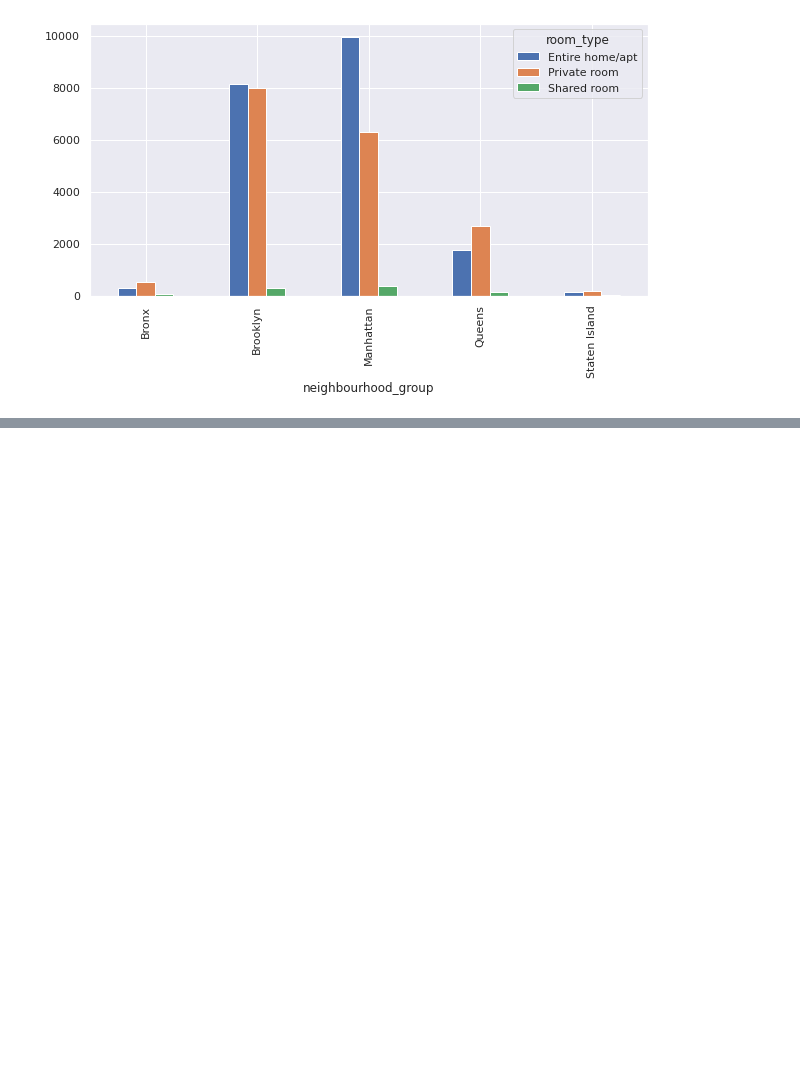
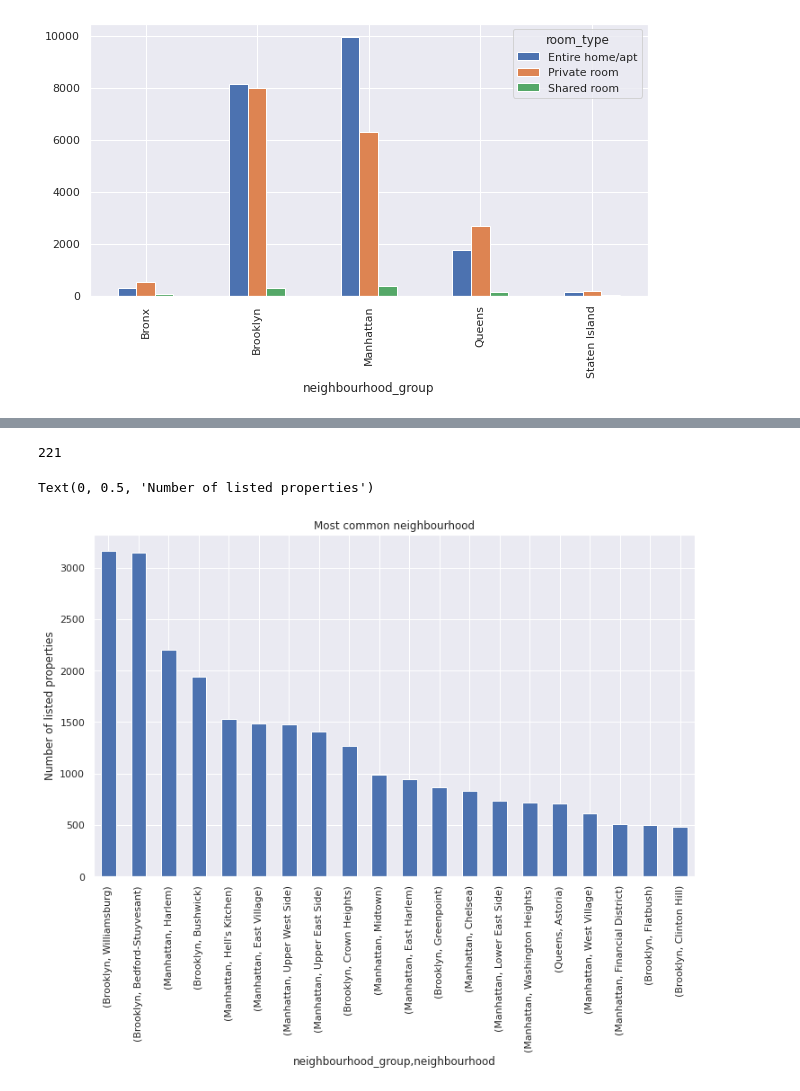
Before and after one commit to Manass20/Airbnb-Booking-Analisys, a Jupyter notebook: Airbnb_Bookings_Analysis_Capstone_Project_Manas_Ranjan_Behera.ipynb, the cells around one changed output, grey strips where cells are left out. Saved outputs shown, nothing was run; the diff lists cells and outputs as text; code cells hidden in the pictures; blank space fills up the shorter version.

```diff
--- a/Airbnb_Bookings_Analysis_Capstone_Project_Manas_Ranjan_Behera.ipynb
+++ b/Airbnb_Bookings_Analysis_Capstone_Project_Manas_Ranjan_Behera.ipynb
@@ -478,0 +487,16 @@ property_based_on_location.plot(kind='bar')
+# %%
+#Checking number unique neighbourhood
+df['neighbourhood'].nunique()
+# %% [output]
+221
+# %%
+#Most common neighbourhood across the all neighbourhood group, in following chart top 20 neighbourhood area in property listing.
+df_common=cdf.groupby(['neighbourhood_group'])['neighbourhood'].value_counts()
+df_common=df_common.sort_values(axis=0, ascending=False).head(20)
+plt.rcParams['figure.figsize'] = (12, 7)
+df_common.plot.bar()
+plt.title('Most common neighbourhood')
+plt.ylabel('Number of listed properties')
+# %% [output]
+Text(0, 0.5, 'Number of listed properties')
+[figure, added]
```
Also changed, not shown: parts of 90 cells of this notebook.
